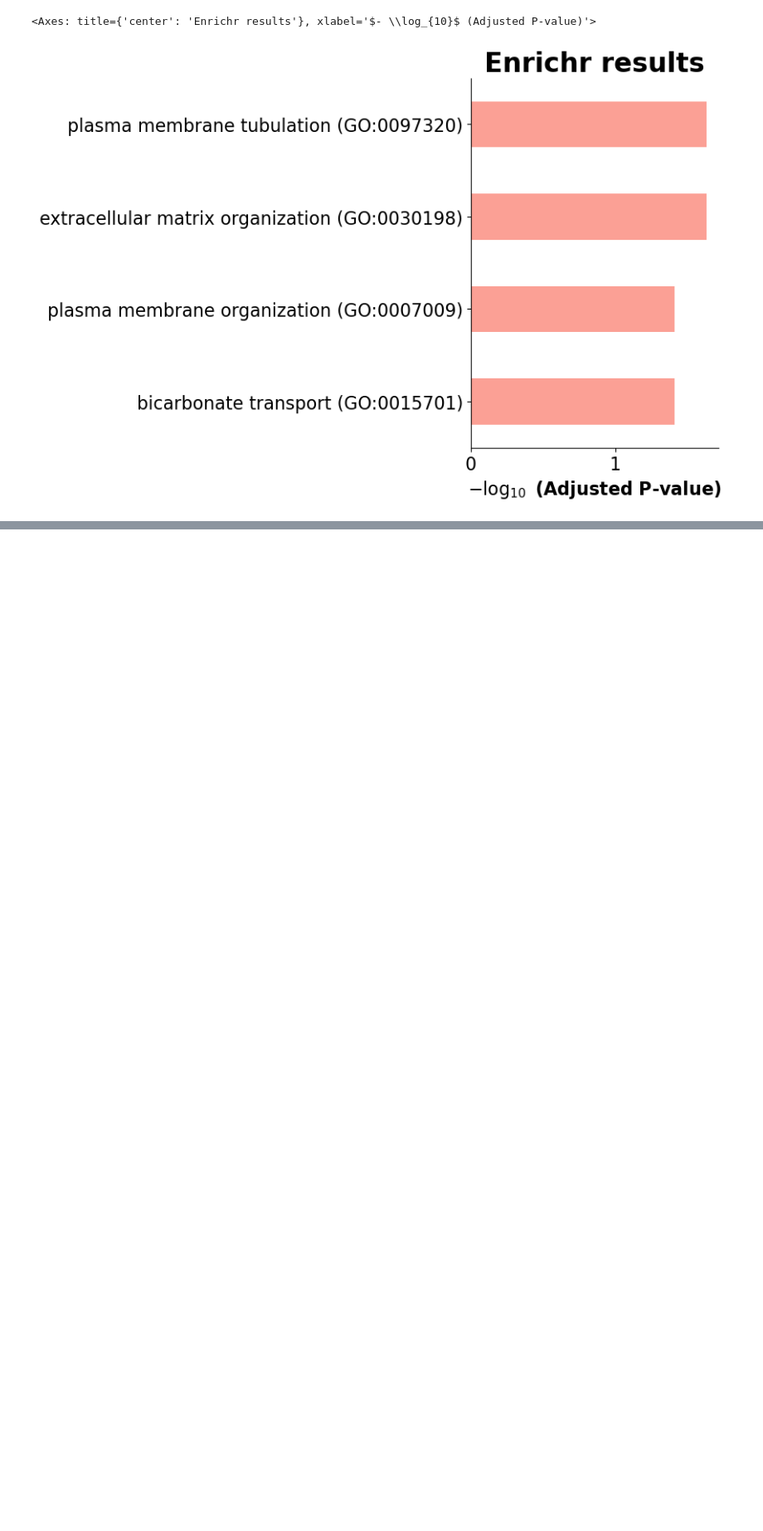
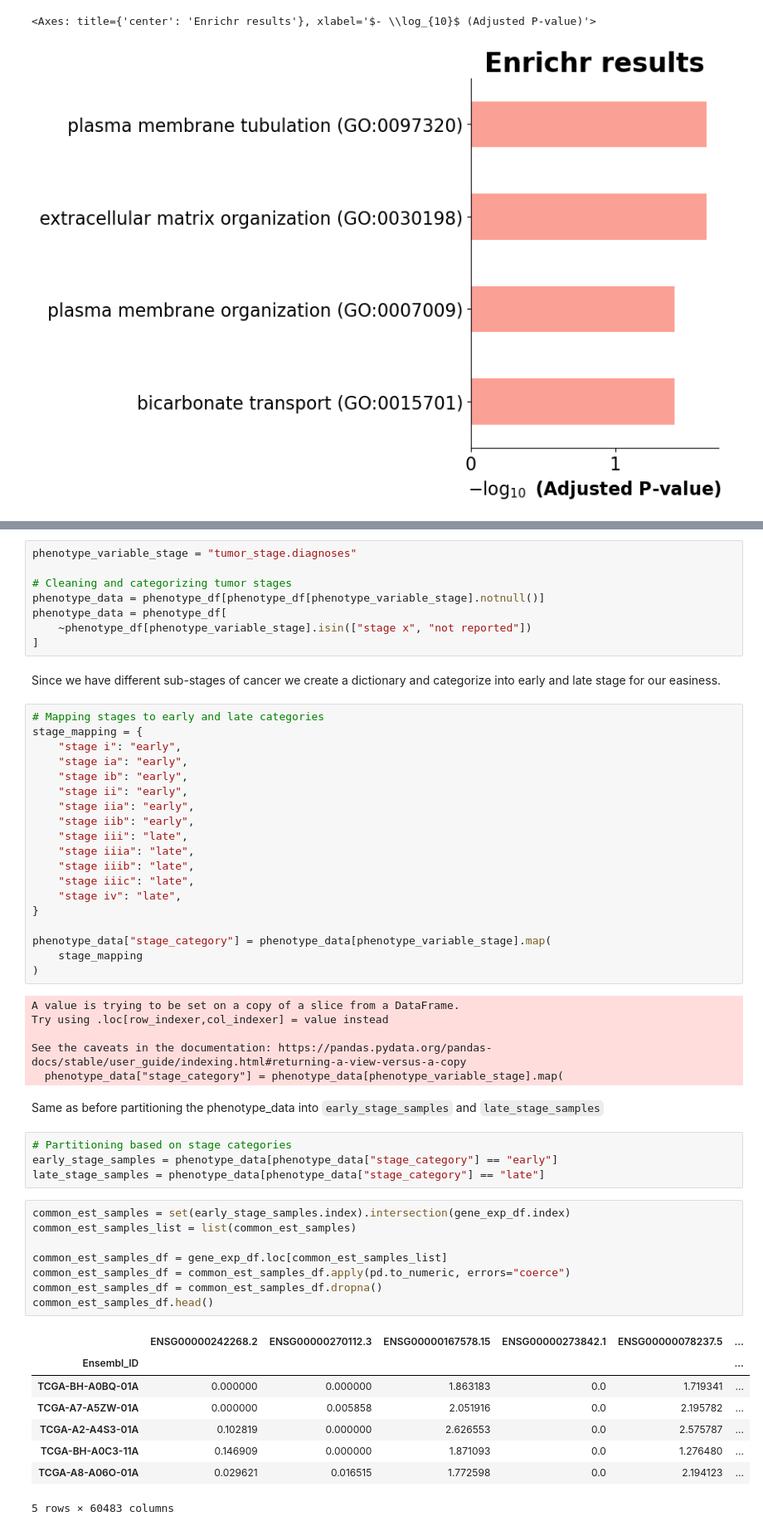
Before and after one commit to Crazz-Zaac/python-bioinformatics, a Jupyter notebook: Final Project.ipynb, the cells around one changed output, grey strips where cells are left out. Shown: that part at 83% size. Cells and saved outputs as stored; diff of their text form; blank space fills up the shorter version.

```diff
--- a/Final Project.ipynb
+++ b/Final Project.ipynb
@@ -351,0 +410,58 @@ barplot(enrichr_results.res2d, title='Enrichr results', cutoff=0.05)
+# %%
+phenotype_variable_stage = "tumor_stage.diagnoses"
+
+# Cleaning and categorizing tumor stages
+phenotype_data = phenotype_df[phenotype_df[phenotype_variable_stage].notnull()]
+phenotype_data = phenotype_df[
+    ~phenotype_df[phenotype_variable_stage].isin(["stage x", "not reported"])
+]
+# %% [markdown]
+Since we have different sub-stages of cancer we create a dictionary and categorize into early and late stage for our easiness.
+# %%
+# Mapping stages to early and late categories
+stage_mapping = {
+    "stage i": "early",
+    "stage ia": "early",
+    "stage ib": "early",
+    "stage ii": "early",
+    "stage iia": "early",
+    "stage iib": "early",
+    "stage iii": "late",
+    "stage iiia": "late",
+    "stage iiib": "late",
+    "stage iiic": "late",
+    "stage iv": "late",
+}
+
+phenotype_data["stage_category"] = phenotype_data[phenotype_variable_stage].map(
+    stage_mapping
+)
+# %% [output]
+A value is trying to be set on a copy of a slice from a DataFrame.
+Try using .loc[row_indexer,col_indexer] = value instead
+
+See the caveats in the documentation: https://pandas.pydata.org/pandas-docs/stable/user_guide/indexing.html#returning-a-view-versus-a-copy
+  phenotype_data["stage_category"] = phenotype_data[phenotype_variable_stage].map(
+# %% [markdown]
+Same as before partitioning the phenotype_data into `early_stage_samples` and `late_stage_samples`
+# %%
+# Partitioning based on stage categories
+early_stage_samples = phenotype_data[phenotype_data["stage_category"] == "early"]
+late_stage_samples = phenotype_data[phenotype_data["stage_category"] == "late"]
+# %%
+common_est_samples = set(early_stage_samples.index).intersection(gene_exp_df.index)
+common_est_samples_list = list(common_est_samples)
+
+common_est_samples_df = gene_exp_df.loc[common_est_samples_list]
+common_est_samples_df = common_est_samples_df.apply(pd.to_numeric, errors="coerce")
+common_est_samples_df = common_est_samples_df.dropna()
+common_est_samples_df.head()
+# %% [output]
+|  | ENSG00000242268.2 | ENSG00000270112.3 | ENSG00000167578.15 | ENSG00000273842.1 | ENSG00000078237.5 | ... |
+| Ensembl_ID |  |  |  |  |  | ... |
+| TCGA-BH-A0BQ-01A | 0.000000 | 0.000000 | 1.863183 | 0.0 | 1.719341 | ... |
+| TCGA-A7-A5ZW-01A | 0.000000 | 0.005858 | 2.051916 | 0.0 | 2.195782 | ... |
+| TCGA-A2-A4S3-01A | 0.102819 | 0.000000 | 2.626553 | 0.0 | 2.575787 | ... |
+| TCGA-BH-A0C3-11A | 0.146909 | 0.000000 | 1.871093 | 0.0 | 1.276480 | ... |
+| TCGA-A8-A06O-01A | 0.029621 | 0.016515 | 1.772598 | 0.0 | 2.194123 | ... |
+5 rows × 60483 columns
```
Also changed, not shown: parts of 21 cells of this notebook.
